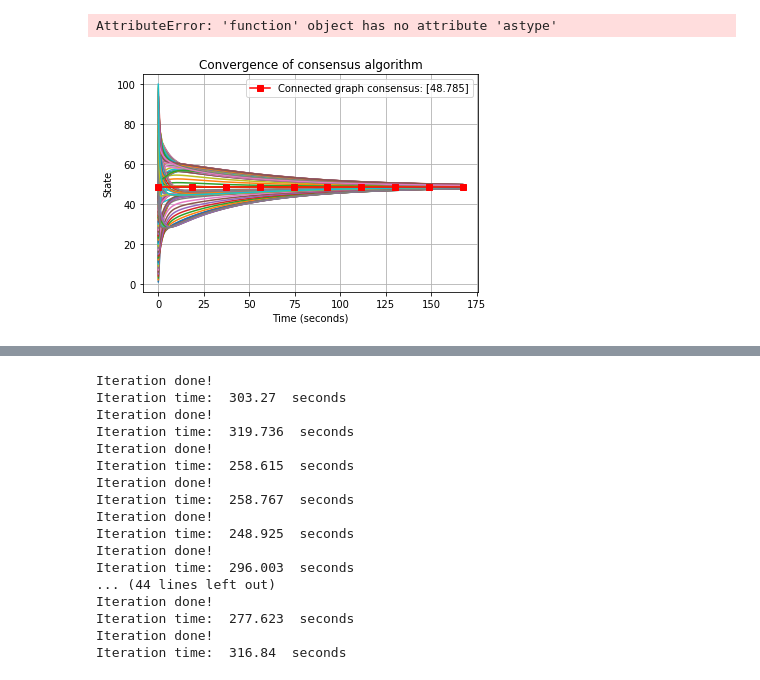
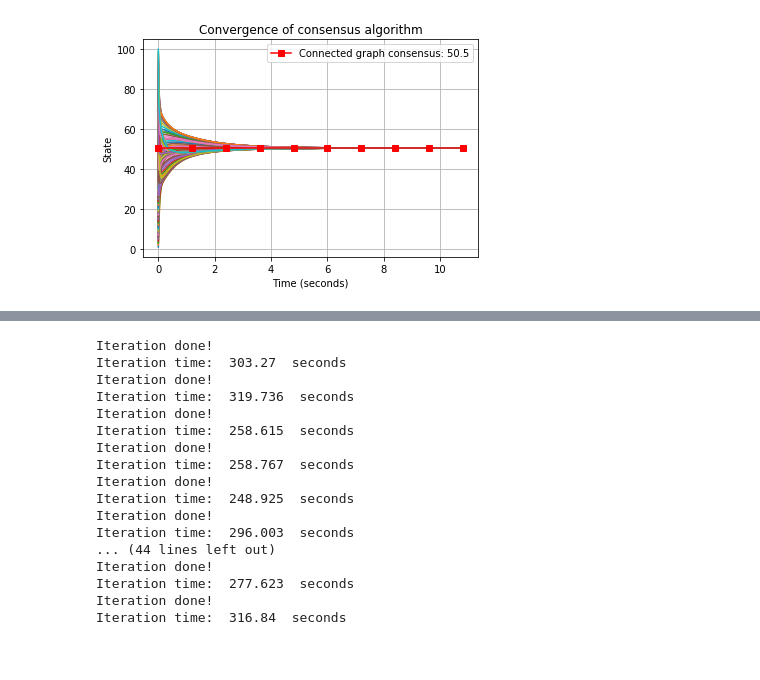
Before and after one commit to harveydevereux/Consensus, a Jupyter notebook: Notes/consensus.ipynb, the cells around one changed output, grey strips where cells are left out. Saved outputs shown, nothing was run; the diff lists cells and outputs as text; code cells hidden in the pictures.

```diff
--- a/Notes/consensus.ipynb
+++ b/Notes/consensus.ipynb
@@ -27,19 +27,15 @@ nx.draw_networkx(GWS)
 # %%
 N=100
 av_degree=6
 k = int(av_degree/2)
 GWS = nx.watts_strogatz_graph(N, k, 0.5, seed=None)
 while(not nx.is_connected(GWS)):
     GWS = nx.watts_strogatz_graph(N, k, 0.5, seed=None)
 
-L = Q_l_laplacian(GWS)
+L = nx.laplacian_matrix(GWS).todense()
 
 CS = Consensus_Simulation(GWS,distributed,[L])
 t=CS.run_sim()
-CS.plot(True)
+CS.plot(False)
 # %% [output]
-AttributeError: 'function' object has no attribute 'astype'
+[figure, added]
-# %%
-CS.plot(True)
-# %% [output]
-[figure, removed]
```
Also changed, not shown: parts of 19 cells of this notebook, 19 other files.
